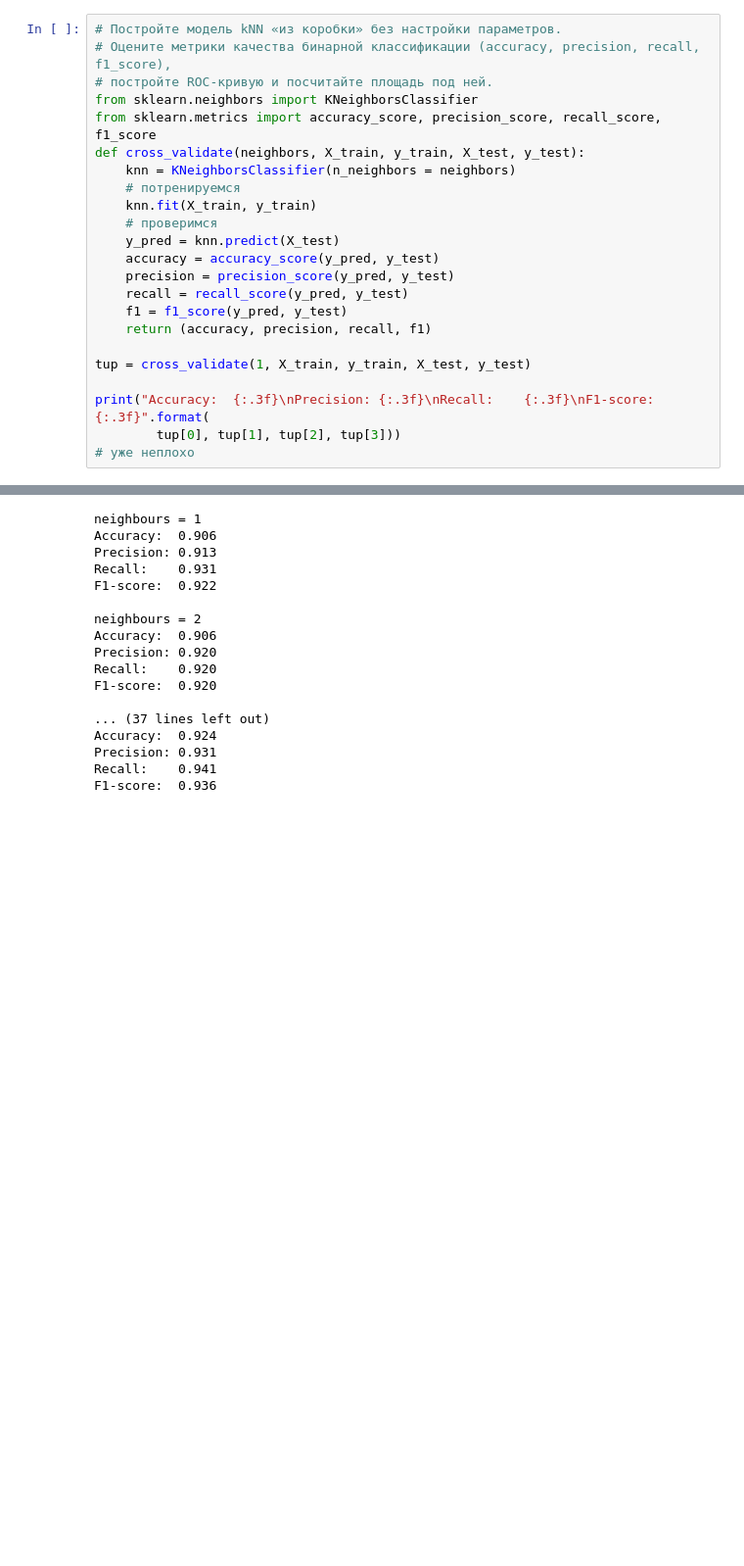
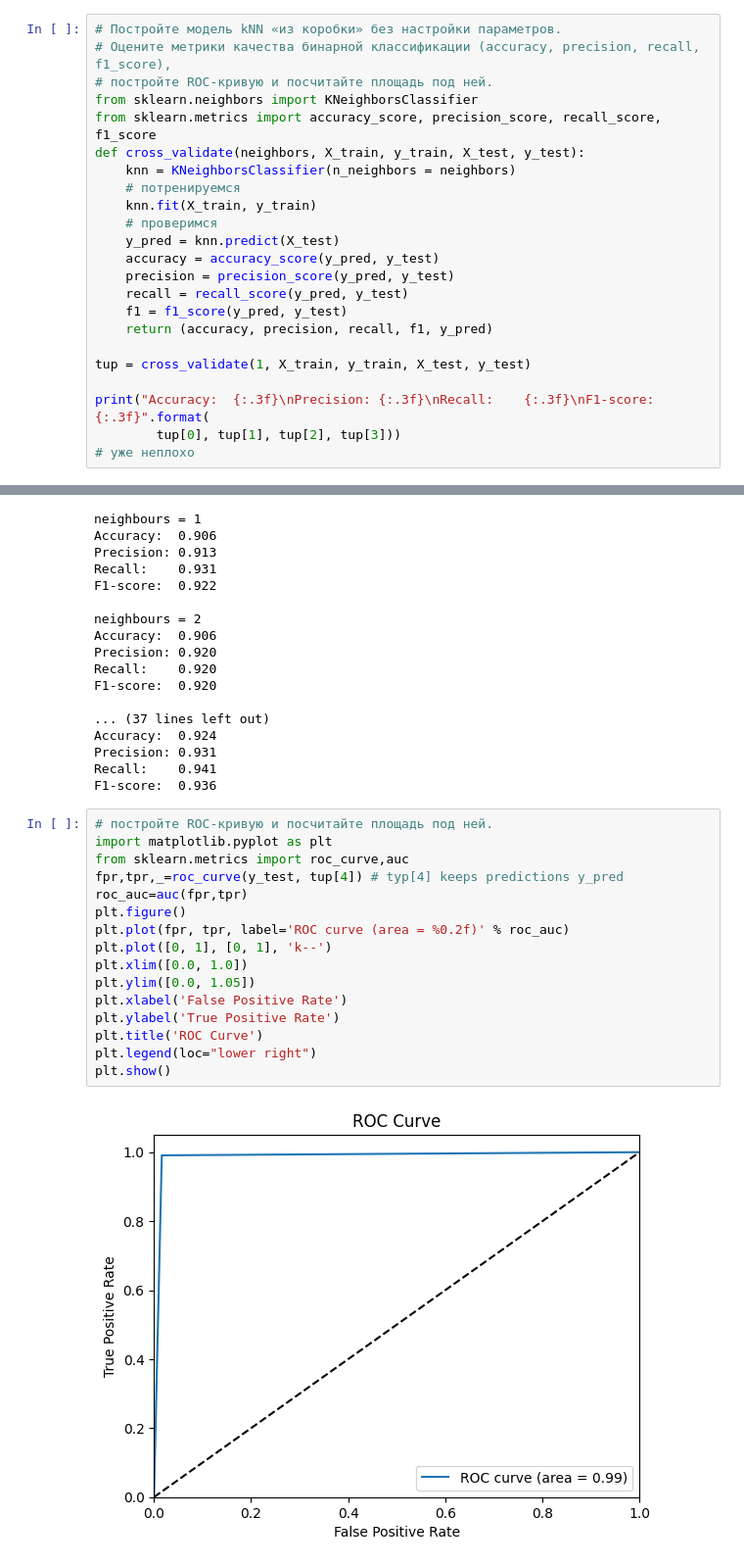
Before and after one commit to Berendej/ML-hw-6, a Jupyter notebook: ml-hw-6.ipynb, the cells around one changed output, grey strips where cells are left out. Shown at 98% size. Drawn from its saved outputs; the diff is of its cells as text; blank space fills up the shorter version.

```diff
--- a/ml-hw-6.ipynb
+++ b/ml-hw-6.ipynb
@@ -255,7 +256,7 @@ def cross_validate(neighbors, X_train, y_train, X_test, y_test):
     precision = precision_score(y_pred, y_test)
     recall = recall_score(y_pred, y_test)
     f1 = f1_score(y_pred, y_test)
-    return (accuracy, precision, recall, f1)
+    return (accuracy, precision, recall, f1, y_pred)
 
 tup = cross_validate(1, X_train, y_train, X_test, y_test)
 
@@ -298,6 +299,24 @@ Accuracy:  0.924
 Precision: 0.931
 Recall:    0.941
 F1-score:  0.936
+# %%
+# постройте ROC-кривую и посчитайте площадь под ней.
+import matplotlib.pyplot as plt
+from sklearn.metrics import roc_curve,auc
+fpr,tpr,_=roc_curve(y_test, tup[4]) # typ[4] keeps predictions y_pred
+roc_auc=auc(fpr,tpr)
+plt.figure()
+plt.plot(fpr, tpr, label='ROC curve (area = %0.2f)' % roc_auc)
+plt.plot([0, 1], [0, 1], 'k--')
+plt.xlim([0.0, 1.0])
+plt.ylim([0.0, 1.05])
+plt.xlabel('False Positive Rate')
+plt.ylabel('True Positive Rate')
+plt.title('ROC Curve')
+plt.legend(loc="lower right")
+plt.show()
+# %% [output]
+[figure, added]
 # %%
 # В среднем 0.95. Баловство это все.
 # "A адвокат совсем маленький девушка, ей куклы играть.
```
Also changed, not shown: parts of 5 cells of this notebook.
